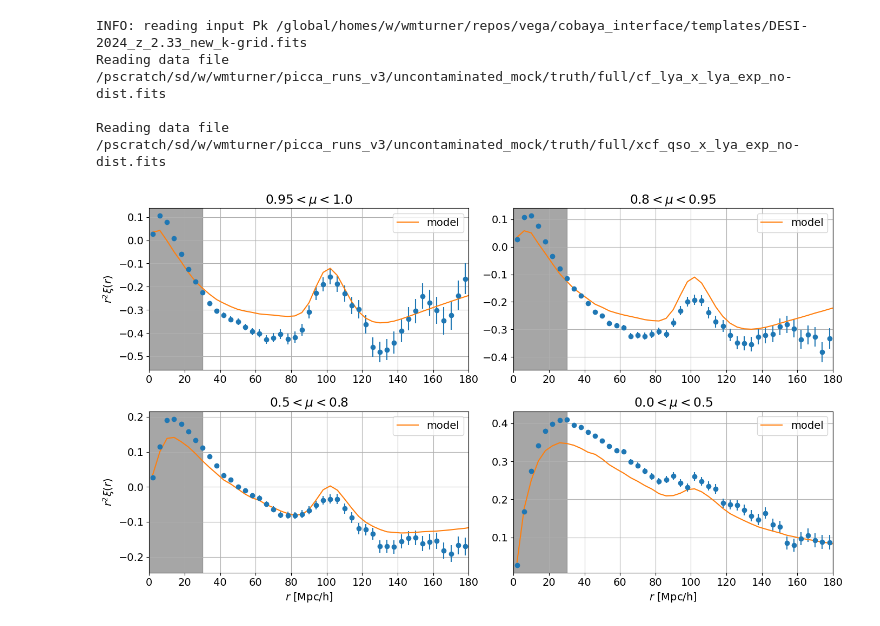
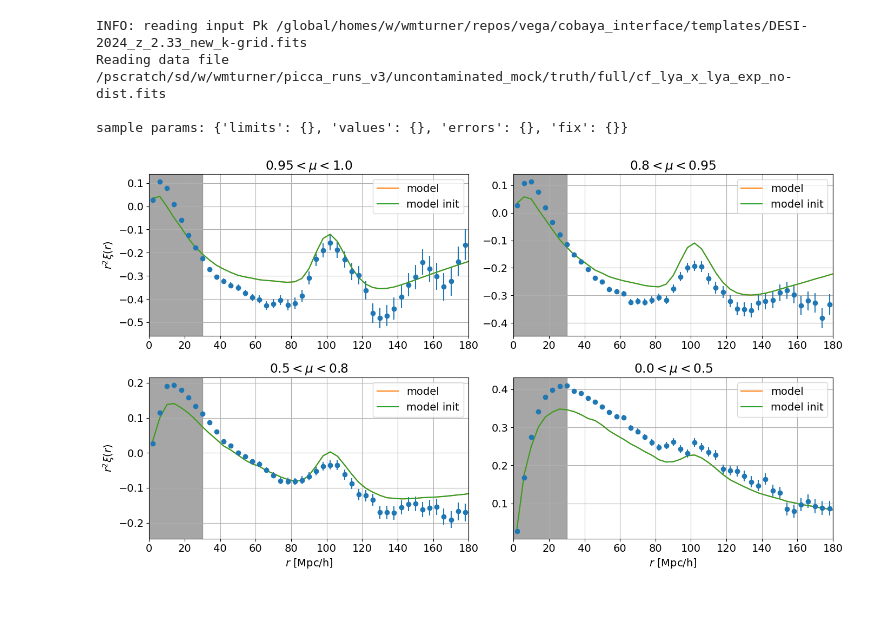
Before and after one commit to andreicuceu/vega, a Jupyter notebook: cobaya_interface/likelihood.ipynb, the cells around one changed output. Drawn from its saved outputs; the diff is of its cells as text; code cells hidden in the pictures.

```diff
--- a/cobaya_interface/likelihood.ipynb
+++ b/cobaya_interface/likelihood.ipynb
@@ -17,6 +18,8 @@ import scipy
 from scipy.interpolate import interp1d, InterpolatedUnivariateSpline
 # %%
 class Likelihood(Likelihood): # class that inherits from cobaya.likelihood
+
+    correlation_type: Optional[str]
 
     def initialize(self, **params_values):
         '''
@@ -45,16 +48,26 @@ class Likelihood(Likelihood): # class that inherits from cobaya.likelihood
         self.effective_redshift = 2.33
         self.k_grid = np.logspace(-3,1,260) # grid of scales for power spectrum
         self.vega.fiducial['z_fiducial'] = self.effective_redshift   # fix z_eff z_fiducial
+        self.vega_model_init = self.vega.compute_model(self.vega.mc_config['params'])
+        self.vega_fake_data = self.vega.data['lyalya_lyalya'].mc_mock
 
     def get_requirements(self):
         '''
         Specifies what cosmological parameters are required by cobaya
         '''
-        return {'bias_LYA': None, 'beta_LYA': None,'D_M_fid': None, 'D_H_fid': None, 'or_photon':None, 'or_neutrino':None, \
+        reqs = {'bias_LYA': None, 'beta_LYA': None,'D_M_fid': None, 'D_H_fid': None, 'or_photon':None, 'or_neutrino':None, \
                 'H0': None, 'ombh2': None , 'omch2': None, 'omnuh2': None, 'omk': None,'As': None, 'ns': None, \
                 'Pk_grid': {'z': [self.effective_redshift], 'k_max':10, 'nonlinear':[False]},
                 'angular_diameter_distance':{'z': [self.effective_redshift]}, 'Hubble':{'z': [self.effective_redshift]},
                 }
+        #print("Correlation type:", self.correlation_type)
+        if self.correlation_type=='AUTO+CROSS':
+            reqs['sigma_velo_disp_lorentz_QSO']=None
+            reqs['bias_QSO']=None
+            reqs['sigma8_z'] = {'z': [self.effective_redshift]} # needed?
+            reqs['fsigma8'] = {'z': [self.effective_redshift]}
+
+        return reqs
 
     def logp(self, **params_values):
         '''
@@ -66,6 +79,13 @@ class Likelihood(Likelihood): # class that inherits from cobaya.likelihood
         D_H = ((scipy.constants.c/1000)/self.provider.get_Hubble(self.effective_redshift))*h # computes Hubble distance
         params_values['ap_full'] = D_H[0]/params_values['D_H_fid'] # computes alpha_parallel
         params_values['at_full'] = D_M[0]/params_values['D_M_fid'] # computes alpha_transverse
+
+        if self.correlation_type=='AUTO+CROSS':
+            growth_rate = (self.provider.get_fsigma8(self.effective_redshift))/(self.provider.get_sigma8_z(self.effective_redshift))
+            #print('growth rate from CAMB:', growth_rate)
+            params_values["growth_rate"] = growth_rate[0]
+            params_values["_derived"]["growth_rate"] = growth_rate[0]
+            params_values["_derived"]["f_sigma8"] = self.provider.get_fsigma8(self.effective_redshift)[0]
 
         k_Mpc, z, pk_Mpc = self.provider.get_Pk_grid(nonlinear = False) # retrieves power spectrum
         cs = interp1d(np.array(k_Mpc/h), np.array(pk_Mpc*(h**3)), kind='cubic')
@@ -84,11 +104,13 @@ class Likelihood(Likelihood): # class that inherits from cobaya.likelihood
 
         # compute and save model
         self.vega_model = self.vega.compute_model(params_values, direct_pk = self.pk_full, run_init=False)
-        #print('vega model computed')
+        print('vega model computed')
 
+        template_chi2 = self.vega.chi2(params_values)
+        print('param values:', params_values)
+        print('template chi2:', template_chi2)
         chi2 = self.vega.chi2(params_values, direct_pk = self.pk_full) # uses vega to compute chi2 from power spectrum and parameter values
-        #print('param values:', params_values)
-        print('chi2:', chi2)
+        print('chi2:', chi2, '\n')
         return -chi2 / 2 # returns log likelihood
 # %%
 info_minimize = {
@@ -225,18 +939,19 @@ chi2: 0.01862217968154229
 # Extract model
 likelihood_instance = model.likelihood['custom_likelihood']
 vega_model = likelihood_instance.vega_model
+vega_model_init = likelihood_instance.vega_model_init
 # %%
 # Plot vega model in wedges (note this is set up in forecasting mode, so the model doesn't need to look like a good fit to the data)
 vega = VegaInterface('$HOME/repos/vega/cobaya_interface/configs/complex_main.ini')
-vega.plots.plot_4wedges(models=[vega_model['lyalya_lyalya']],
-                        labels=['model'], corr_name='lyalya_lyalya',
-                        model_colors=['C1'])
+vega.plots.plot_4wedges(models=[vega_model['lyalya_lyalya'], vega_model_init['lyalya_lyalya']],
+                        labels=['model', 'model init'], corr_name='lyalya_lyalya',
+                        model_colors=['C1', 'C2'])
 # %% [output]
 INFO: reading input Pk /global/homes/w/wmturner/repos/vega/cobaya_interface/templates/DESI-2024_z_2.33_new_k-grid.fits
 Reading data file /pscratch/sd/w/wmturner/picca_runs_v3/uncontaminated_mock/truth/full/cf_lya_x_lya_exp_no-dist.fits
 
-Reading data file /pscratch/sd/w/wmturner/picca_runs_v3/uncontaminated_mock/truth/full/xcf_qso_x_lya_exp_no-dist.fits
+sample params: {'limits': {}, 'values': {}, 'errors': {}, 'fix': {}}
-[figure, old version]
+[figure, new version]
 # %%
 # Run minimizer
 updated_info, sampler = run(info_minimize)
```
Also changed, not shown: parts of 40 cells of this notebook, 11 other files.
